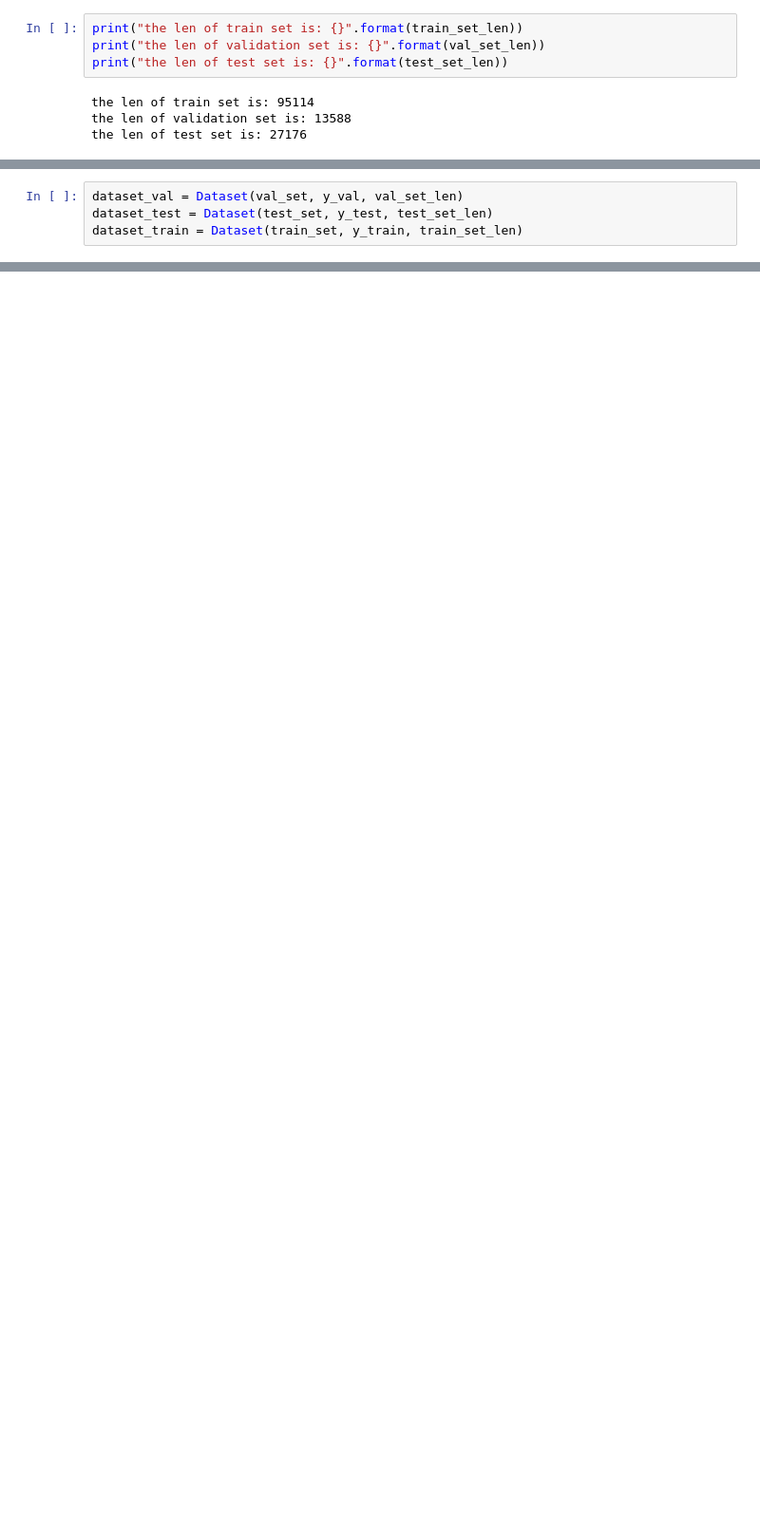
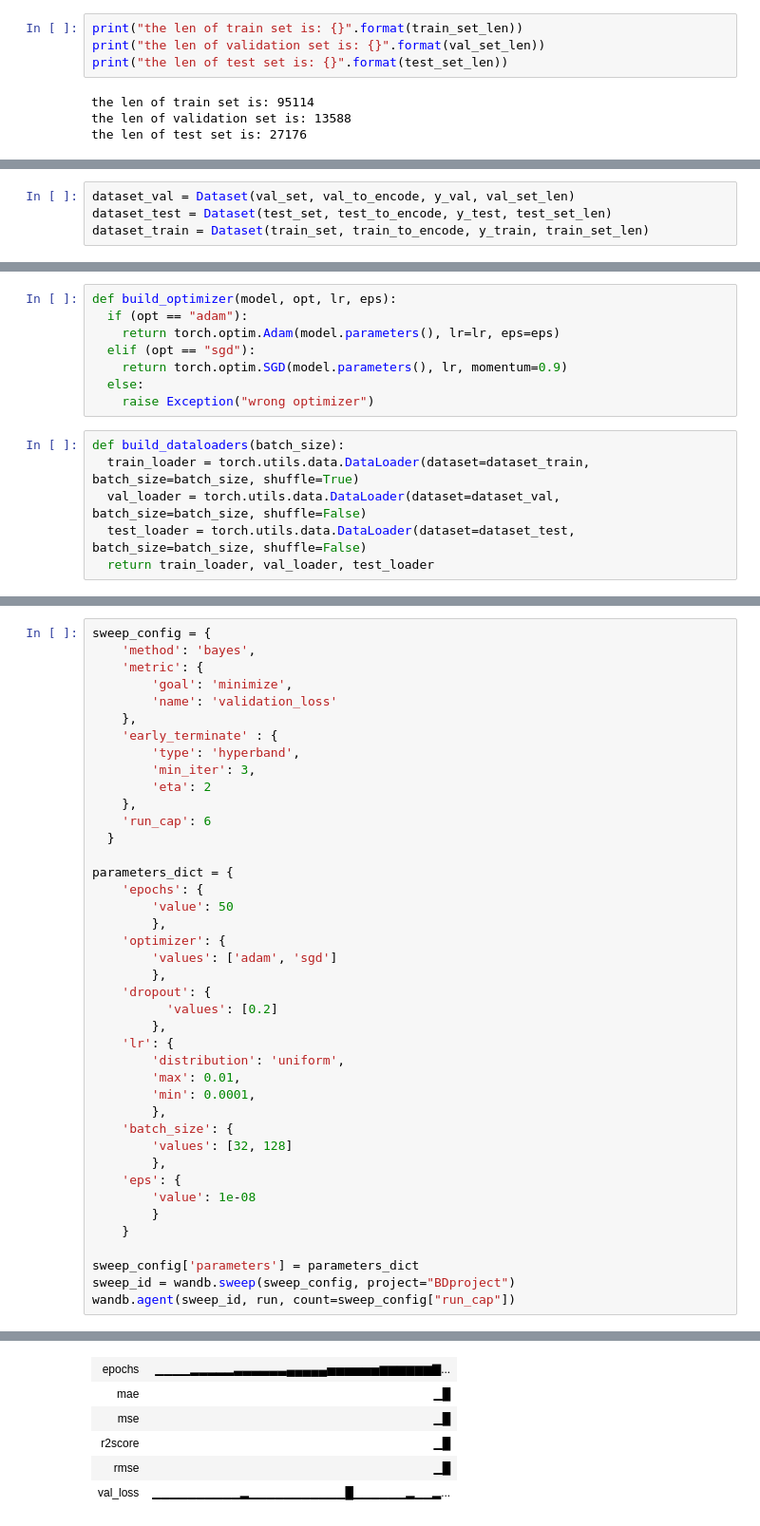
Before and after one commit to MarcoGuarino/Player-Valuation-Forecasting-and-Talent-Scouting, a Jupyter notebook: train_test.ipynb, the cells around one changed output, grey strips where cells are left out. Shown at 95% size. Drawn from its saved outputs; the diff is of its cells as text; blank space fills up the shorter version.

Commit message:
wandb integration

```diff
--- a/train_test.ipynb
+++ b/train_test.ipynb
@@ -88,4 +137,4 @@ class Dataset(data.Dataset):
 # %%
-dataset_val = Dataset(val_set, y_val, val_set_len)
-dataset_test = Dataset(test_set, y_test, test_set_len)
-dataset_train = Dataset(train_set, y_train, train_set_len)
+dataset_val = Dataset(val_set, val_to_encode, y_val, val_set_len)
+dataset_test = Dataset(test_set, test_to_encode, y_test, test_set_len)
+dataset_train = Dataset(train_set, train_to_encode, y_train, train_set_len)
@@ -93,0 +403,14 @@ TypeError: can't convert np.ndarray of type numpy.object_. The only supported ty
+# %%
+def build_optimizer(model, opt, lr, eps):
+  if (opt == "adam"):
+    return torch.optim.Adam(model.parameters(), lr=lr, eps=eps)
+  elif (opt == "sgd"):
+    return torch.optim.SGD(model.parameters(), lr, momentum=0.9)
+  else:
+    raise Exception("wrong optimizer")
+# %%
+def build_dataloaders(batch_size):
+  train_loader = torch.utils.data.DataLoader(dataset=dataset_train, batch_size=batch_size, shuffle=True)
+  val_loader = torch.utils.data.DataLoader(dataset=dataset_val, batch_size=batch_size, shuffle=False)
+  test_loader = torch.utils.data.DataLoader(dataset=dataset_test, batch_size=batch_size, shuffle=False)
+  return train_loader, val_loader, test_loader
@@ -93,0 +597,42 @@ TypeError: can't convert np.ndarray of type numpy.object_. The only supported ty
+# %%
+sweep_config = {
+    'method': 'bayes',
+    'metric': {
+        'goal': 'minimize',
+        'name': 'validation_loss'
+    },
+    'early_terminate' : {
+        'type': 'hyperband',
+        'min_iter': 3,
+        'eta': 2
+    },
+    'run_cap': 6
+  }
+
+parameters_dict = {
+    'epochs': {
+        'value': 50
+        },
+    'optimizer': {
+        'values': ['adam', 'sgd']
+        },
+    'dropout': {
+          'values': [0.2]
+        },
+    'lr': {
+        'distribution': 'uniform',
+        'max': 0.01,
+        'min': 0.0001,
+        },
+    'batch_size': {
+        'values': [32, 128]
+        },
+    'eps': {
+        'value': 1e-08
+        }
+    }
+
+sweep_config['parameters'] = parameters_dict
+sweep_id = wandb.sweep(sweep_config, project="BDproject")
+wandb.agent(sweep_id, run, count=sweep_config["run_cap"])
+# %% [output]
@@ -93,0 +658,6 @@ TypeError: can't convert np.ndarray of type numpy.object_. The only supported ty
+| epochs | ▁▁▁▁▂▂▂▂▂▃▃▃▃▃▃▄▄▄▄▄▅▅▅▅▅▅▆▆▆▆▆▆▇... |
+| mae | ▁█ |
+| mse | ▁█ |
+| r2score | ▁█ |
+| rmse | ▁█ |
+| val_loss | ▁▁▁▁▁▁▁▁▁▁▂▁▁▁▁▁▁▁▁▁▁▁█▁▁▁▁▁▁▂▁▁▂... |
```
Also changed, not shown: parts of 27 cells of this notebook, 8 other files.
